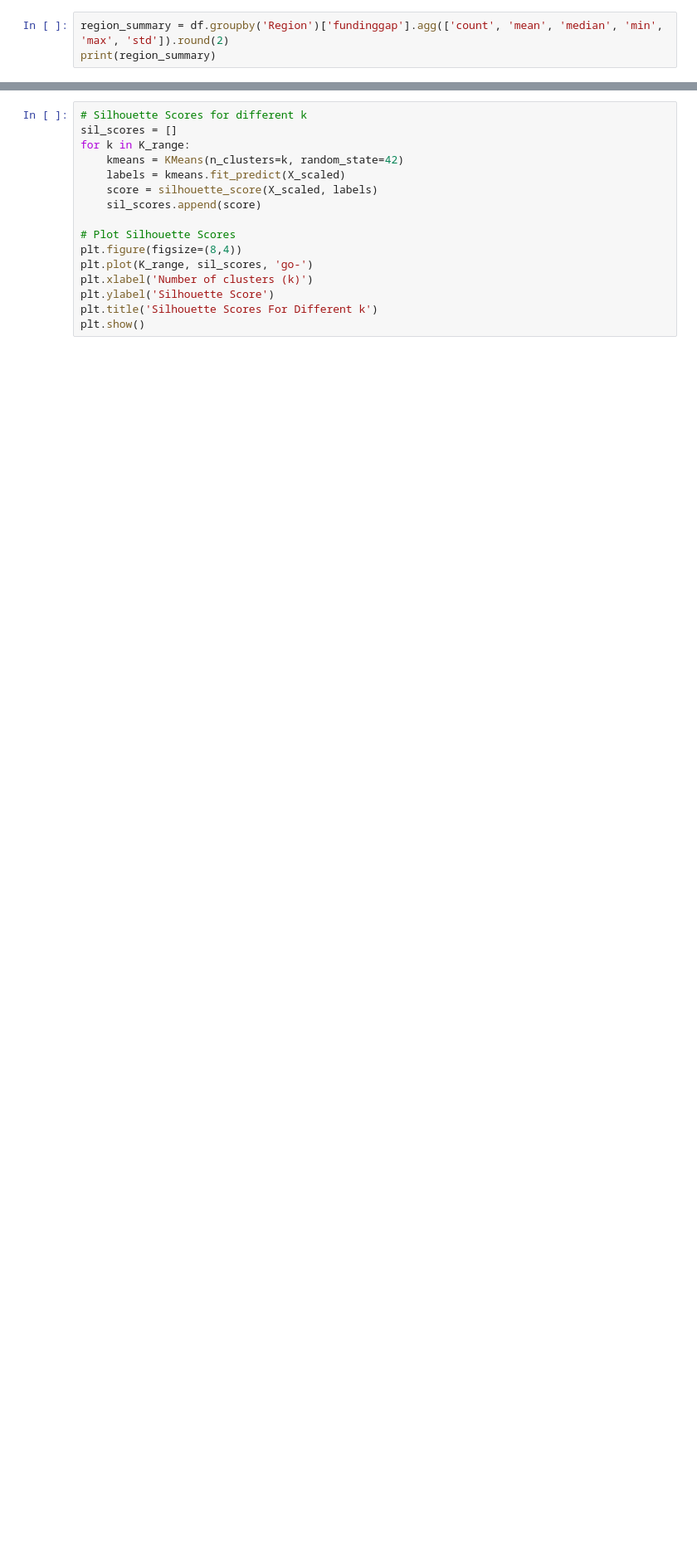
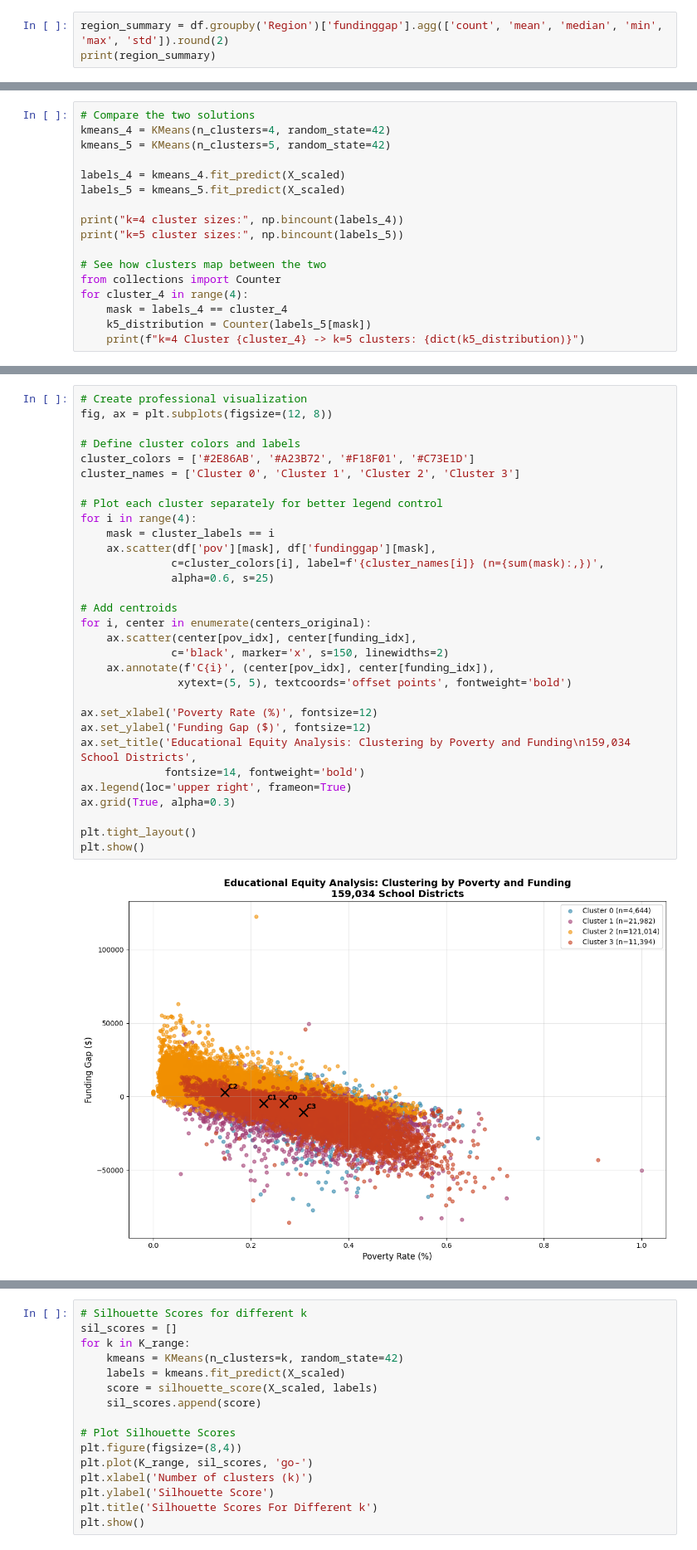
Before and after one commit to mwhiteaz/SchoolFunding, a Jupyter notebook: schoolfundingeda-10-10.ipynb, the cells around one changed output, grey strips where cells are left out. Shown at 83% size. Cells and saved outputs as stored; diff of their text form; blank space fills up the shorter version.

```diff
--- a/schoolfundingeda-10-10.ipynb
+++ b/schoolfundingeda-10-10.ipynb
@@ -708,0 +795,17 @@ print(df[['funding_gap'] + features + ['cluster']].head())
+# %%
+# Compare the two solutions
+kmeans_4 = KMeans(n_clusters=4, random_state=42)
+kmeans_5 = KMeans(n_clusters=5, random_state=42)
+
+labels_4 = kmeans_4.fit_predict(X_scaled)
+labels_5 = kmeans_5.fit_predict(X_scaled)
+
+print("k=4 cluster sizes:", np.bincount(labels_4))
+print("k=5 cluster sizes:", np.bincount(labels_5))
+
+# See how clusters map between the two
+from collections import Counter
+for cluster_4 in range(4):
+    mask = labels_4 == cluster_4
+    k5_distribution = Counter(labels_5[mask])
+    print(f"k=4 Cluster {cluster_4} -> k=5 clusters: {dict(k5_distribution)}")
@@ -708,0 +918,33 @@ print(df[['funding_gap'] + features + ['cluster']].head())
+# %%
+# Create professional visualization
+fig, ax = plt.subplots(figsize=(12, 8))
+
+# Define cluster colors and labels
+cluster_colors = ['#2E86AB', '#A23B72', '#F18F01', '#C73E1D']
+cluster_names = ['Cluster 0', 'Cluster 1', 'Cluster 2', 'Cluster 3']
+
+# Plot each cluster separately for better legend control
+for i in range(4):
+    mask = cluster_labels == i
+    ax.scatter(df['pov'][mask], df['fundinggap'][mask],
+              c=cluster_colors[i], label=f'{cluster_names[i]} (n={sum(mask):,})',
+              alpha=0.6, s=25)
+
+# Add centroids
+for i, center in enumerate(centers_original):
+    ax.scatter(center[pov_idx], center[funding_idx],
+              c='black', marker='x', s=150, linewidths=2)
+    ax.annotate(f'C{i}', (center[pov_idx], center[funding_idx]),
+               xytext=(5, 5), textcoords='offset points', fontweight='bold')
+
+ax.set_xlabel('Poverty Rate (%)', fontsize=12)
+ax.set_ylabel('Funding Gap ($)', fontsize=12)
+ax.set_title('Educational Equity Analysis: Clustering by Poverty and Funding\n159,034 School Districts',
+             fontsize=14, fontweight='bold')
+ax.legend(loc='upper right', frameon=True)
+ax.grid(True, alpha=0.3)
+
+plt.tight_layout()
+plt.show()
+# %% [output]
+[figure, added]
```
Also changed, not shown: parts of 21 cells of this notebook.
